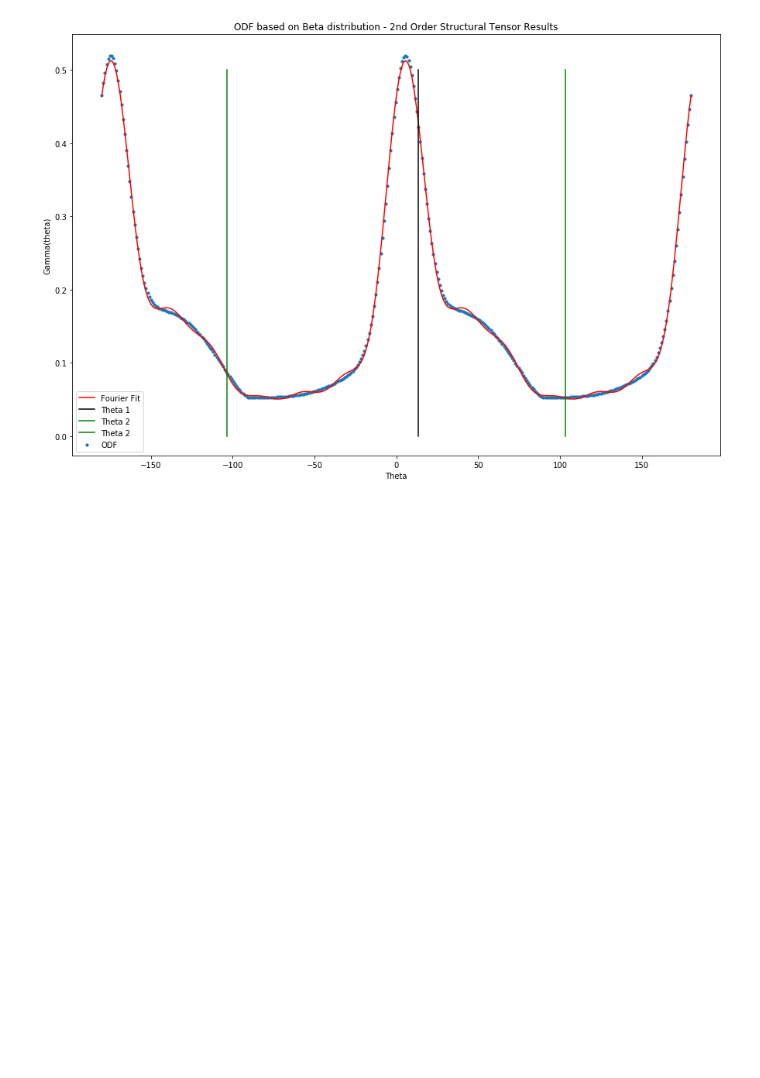
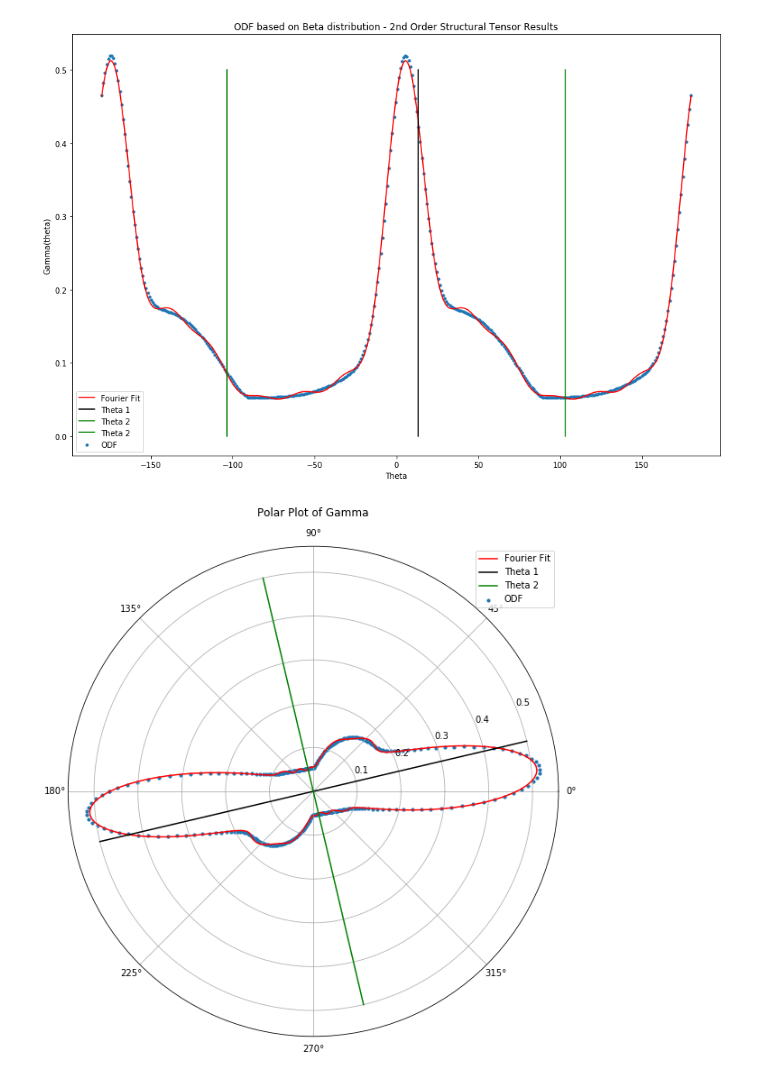
Before and after one commit to stpotter16/psfdi, a Jupyter notebook: notebooks/exploratory/stp_explore_structural_tensor.ipynb, the cells around one changed output. Saved outputs shown, nothing was run; the diff lists cells and outputs as text; code cells hidden in the pictures; blank space fills up the shorter version.

Commit message:
wrapping up changes to structural tensor evaluation

```diff
--- a/notebooks/exploratory/stp_explore_structural_tensor.ipynb
+++ b/notebooks/exploratory/stp_explore_structural_tensor.ipynb
@@ -110 +85,3 @@ theta2 = np.arctan2(eigvecs[1, 1], eigvecs[0, 1])
+# %%
+theta1, theta2 = odf.structural_eigenval_thetas(an[0], bn[0])
 # %%
@@ -134,3 +111,16 @@ plt.title('ODF based on Beta distribution - 2nd Order Structural Tensor Results'
 plt.legend();
 # %% [output]
 [figure]
+# %%
+theta1_r = np.deg2rad(theta1)
+theta2_r = np.deg2rad(theta2)
+
+fig = plt.figure(figsize=(10, 10))
+plt.polar(theta, gamma_fourier_fit, color='r', label='Fourier Fit');
+plt.scatter(theta, gamma, s=10, label='ODF')
+plt.polar([theta1_r, theta1_r - np.pi], [0.5, 0.5], color='k', label='Theta 1')
+plt.polar([theta2_r, theta2_r - np.pi], [0.5, 0.5], color='g', label='Theta 2')
+plt.legend()
+plt.title('Polar Plot of Gamma');
+# %% [output]
+[figure, added]
```
Also changed, not shown: parts of 9 cells of this notebook.
